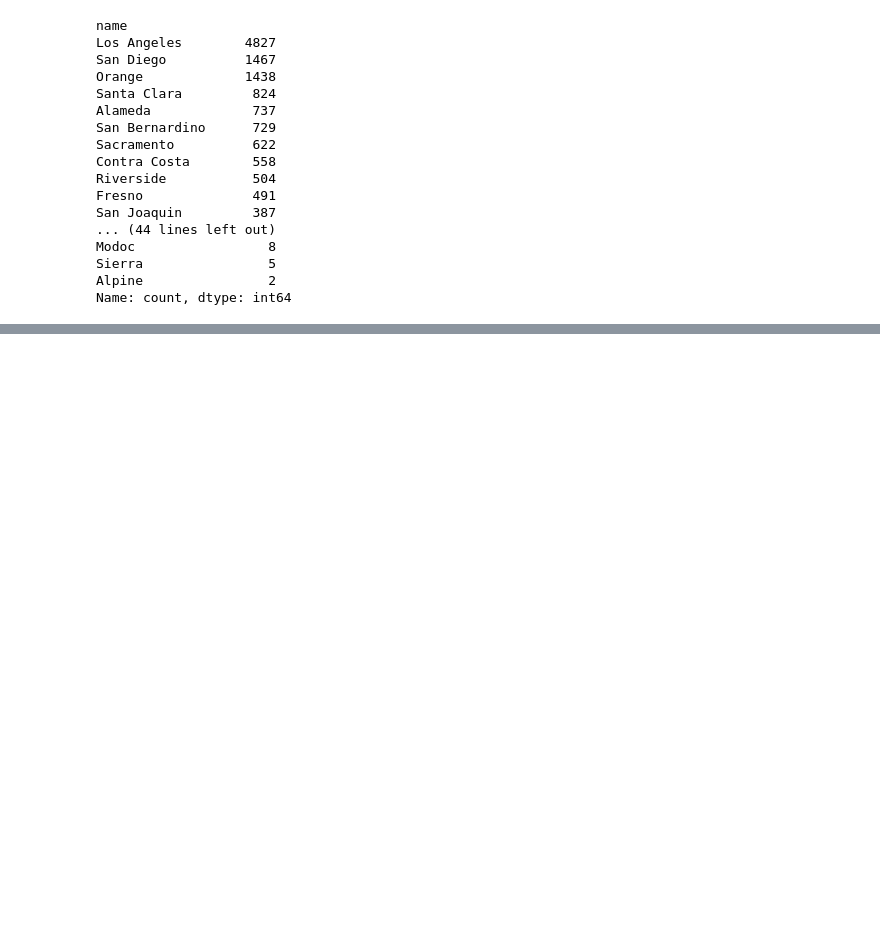
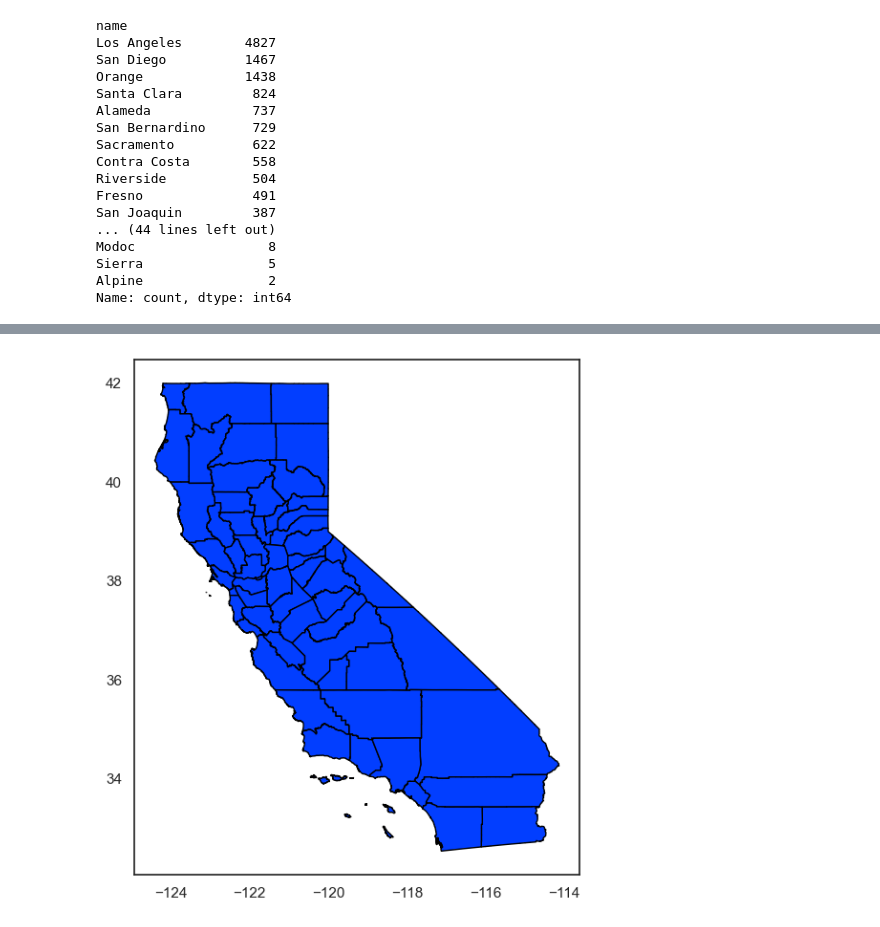
Before and after one commit to VieiraJulio/Projeto-Regressao---Em-dev, a Jupyter notebook: notebooks/03-jv-geo_parte_00.ipynb, the cells around one changed output, grey strips where cells are left out. Saved outputs shown, nothing was run; the diff lists cells and outputs as text; code cells hidden in the pictures; blank space fills up the shorter version.

```diff
--- a/notebooks/03-jv-geo_parte_00.ipynb
+++ b/notebooks/03-jv-geo_parte_00.ipynb
@@ -448,0 +455,11 @@ Name: count, dtype: int64
+# %%
+fig, ax = plt.subplots(figsize = (7,7))
+
+gdf_counties.plot(
+    ax = ax,
+    edgecolor = "black"
+)
+
+plt.show()
+# %% [output]
+[figure, added]
```
Also changed, not shown: parts of 3 cells of this notebook.
